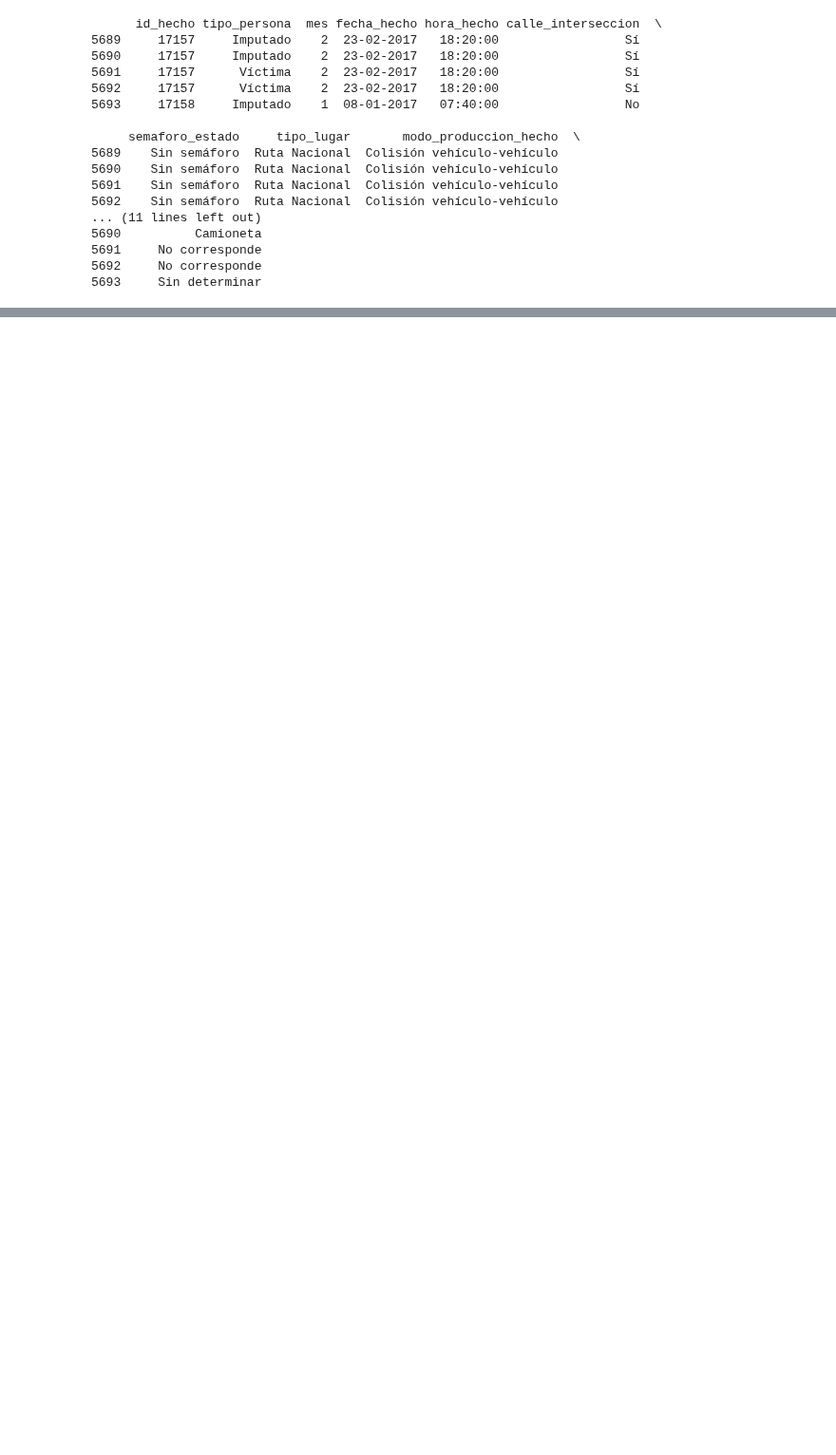
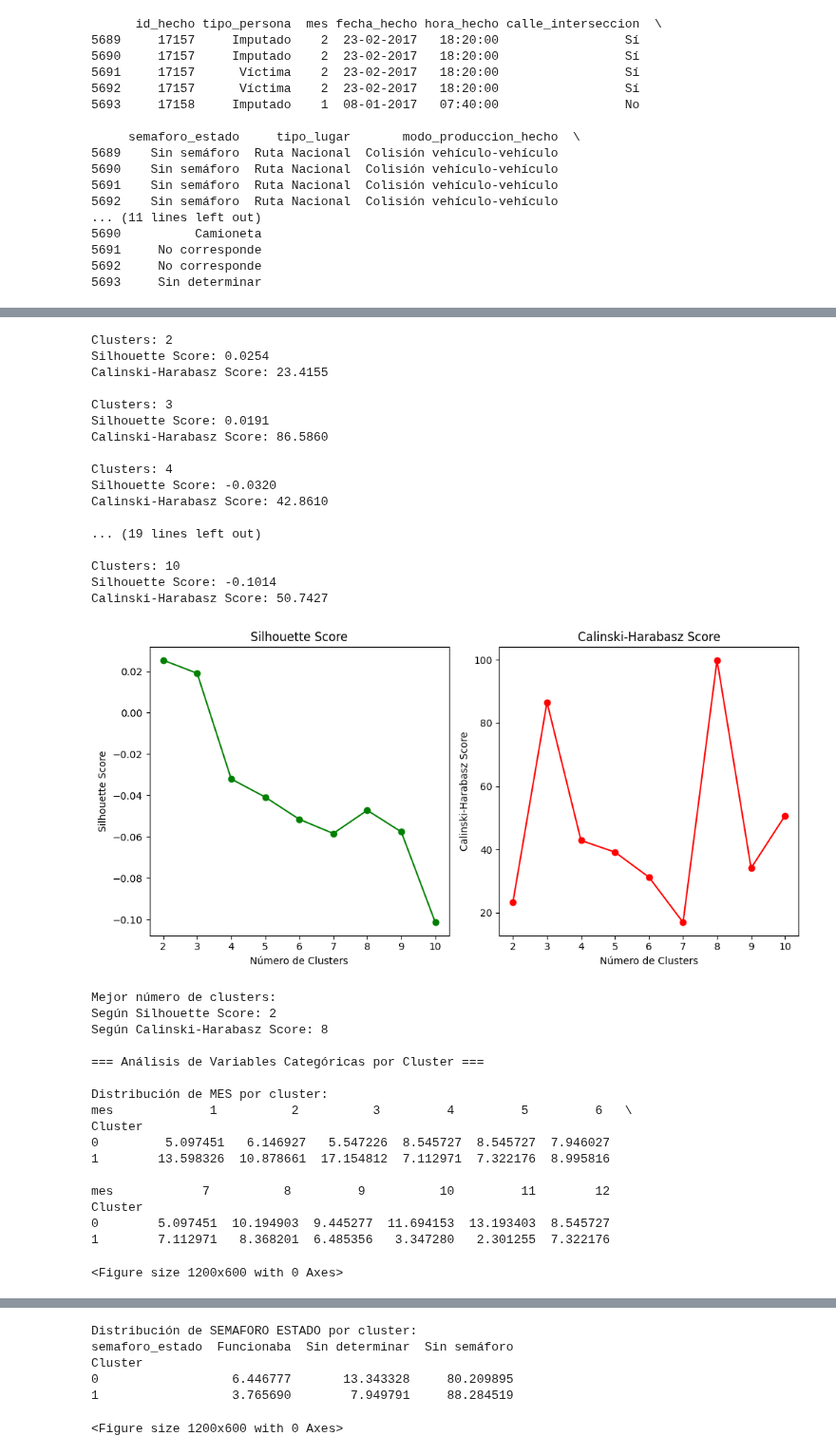
Before and after one commit to DevMaxiRivas/ml-accidentes-transito, a Jupyter notebook: code.ipynb, the cells around one changed output, grey strips where cells are left out. Shown at 95% size. Cells and saved outputs as stored; diff of their text form; code cells hidden in the pictures; blank space fills up the shorter version.

```diff
--- a/code.ipynb
+++ b/code.ipynb
@@ -524,0 +848,38 @@ Name: id_hecho, Length: 489, dtype: int64
+# %%
+df_resultado, modelo, encoder = ejecutar_analisis_kmodes(accidente_vars, variables_categoricas)
+# %% [output]
+Clusters: 2
+Silhouette Score: 0.0254
+Calinski-Harabasz Score: 23.4155
+
+Clusters: 3
+Silhouette Score: 0.0191
+Calinski-Harabasz Score: 86.5860
+
+Clusters: 4
+Silhouette Score: -0.0320
+Calinski-Harabasz Score: 42.8610
+
+... (19 lines left out)
+
+Clusters: 10
+Silhouette Score: -0.1014
+Calinski-Harabasz Score: 50.7427
+[figure, added]
+Mejor número de clusters:
+Según Silhouette Score: 2
+Según Calinski-Harabasz Score: 8
+
+=== Análisis de Variables Categóricas por Cluster ===
+
+Distribución de MES por cluster:
+mes             1          2          3         4         5         6   \
+Cluster
+0         5.097451   6.146927   5.547226  8.545727  8.545727  7.946027
+1        13.598326  10.878661  17.154812  7.112971  7.322176  8.995816
+
+mes            7          8         9          10         11        12
+Cluster
+0        5.097451  10.194903  9.445277  11.694153  13.193403  8.545727
+1        7.112971   8.368201  6.485356   3.347280   2.301255  7.322176
+<Figure size 1200x600 with 0 Axes>
@@ -524,0 +887,6 @@ Name: id_hecho, Length: 489, dtype: int64
+Distribución de SEMAFORO ESTADO por cluster:
+semaforo_estado  Funcionaba  Sin determinar  Sin semáforo
+Cluster
+0                  6.446777       13.343328     80.209895
+1                  3.765690        7.949791     88.284519
+<Figure size 1200x600 with 0 Axes>
```
Also changed, not shown: parts of 31 cells of this notebook, 1 other file.
